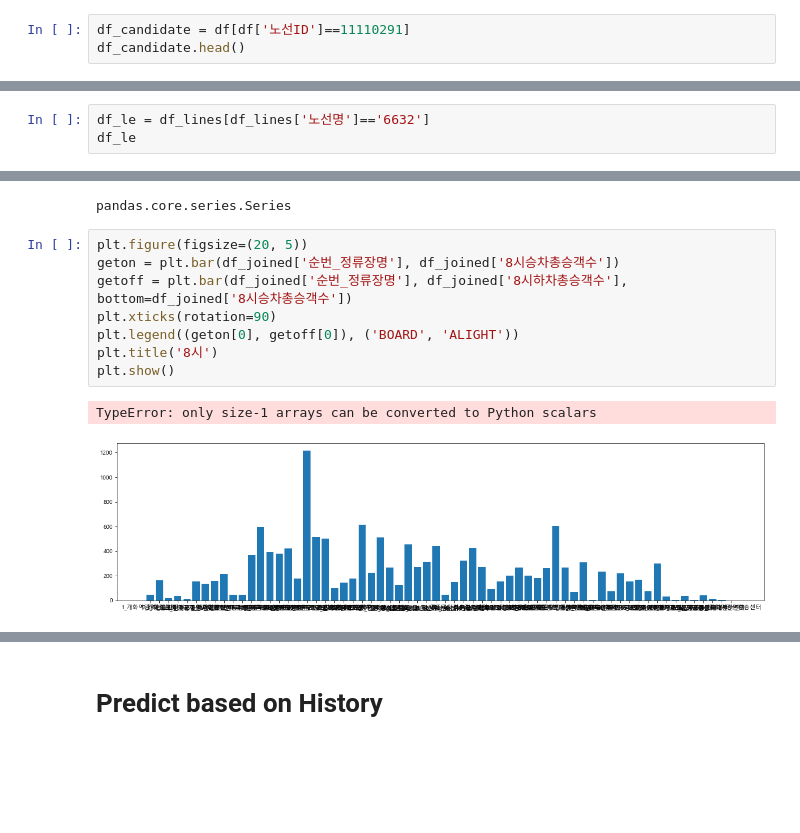
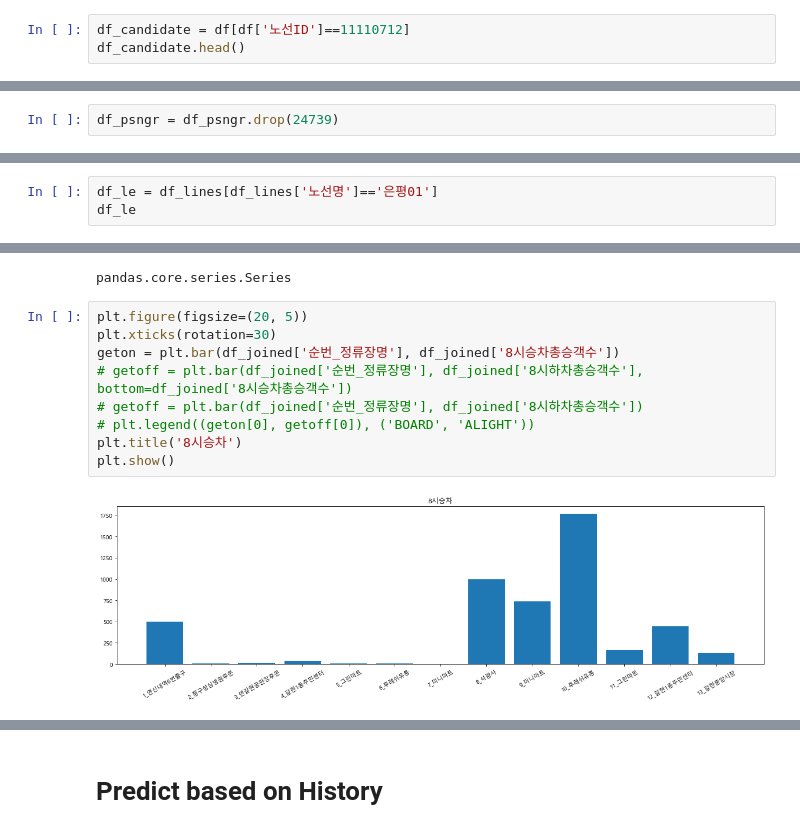
Before and after one commit to degru82/bus_demand, a Jupyter notebook: work_at_home.ipynb, the cells around one changed output, grey strips where cells are left out. Drawn from its saved outputs; the diff is of its cells as text; blank space fills up the shorter version.

```diff
--- a/work_at_home.ipynb
+++ b/work_at_home.ipynb
@@ -100,7 +109,7 @@ df[df['노선명'].str.contains('6632')]
 | 11914 | 201909 | 11110291 | 6632 | 6632번(강서공영차고지~당산역) | 115000320 | 16434 | 9036671 | 개화역광역환승센터 | 0 | 5 | ... |
 66 rows × 57 columns
 # %%
-df_candidate = df[df['노선ID']==11110291]
+df_candidate = df[df['노선ID']==11110712]
 df_candidate.head()
 # %% [output]
 |  | 사용년월 | 노선ID | 노선번호 | 노선명 | 표준버스정류장ID | 버스정류장ARS번호 | 역ID | 역명 | 00시승차총승객수 | 00시하차총승객수 | ... |
@@ -156,3 +160,5 @@ df_psngr
+# %%
+df_psngr = df_psngr.drop(24739)
 # %%
 df_psngr.dtypes
 # %% [output]
@@ -206,7 +212,7 @@ for nm in line_names:
 # %% [output]
 6645
 # %%
-df_le = df_lines[df_lines['노선명']=='6632']
+df_le = df_lines[df_lines['노선명']=='은평01']
 df_le
 # %% [output]
 |  | 노선ID | 노선명 | 순번 | 구간ID | 정류소ID | ARS-ID | 정류소명 | X좌표 | Y좌표 |
@@ -335,12 +355,12 @@ type(df_joined['8시승차총승객수'])
 pandas.core.series.Series
 # %%
 plt.figure(figsize=(20, 5))
+plt.xticks(rotation=30)
 geton = plt.bar(df_joined['순번_정류장명'], df_joined['8시승차총승객수'])
-getoff = plt.bar(df_joined['순번_정류장명'], df_joined['8시하차총승객수'], bottom=df_joined['8시승차총승객수'])
-plt.xticks(rotation=90)
-plt.legend((geton[0], getoff[0]), ('BOARD', 'ALIGHT'))
-plt.title('8시')
+# getoff = plt.bar(df_joined['순번_정류장명'], df_joined['8시하차총승객수'], bottom=df_joined['8시승차총승객수'])
+# getoff = plt.bar(df_joined['순번_정류장명'], df_joined['8시하차총승객수'])
+# plt.legend((geton[0], getoff[0]), ('BOARD', 'ALIGHT'))
+plt.title('8시승차')
 plt.show()
 # %% [output]
-TypeError: only size-1 arrays can be converted to Python scalars
-[figure, old version]
+[figure, new version]
```
Also changed, not shown: parts of 22 cells of this notebook, 2 other files.
